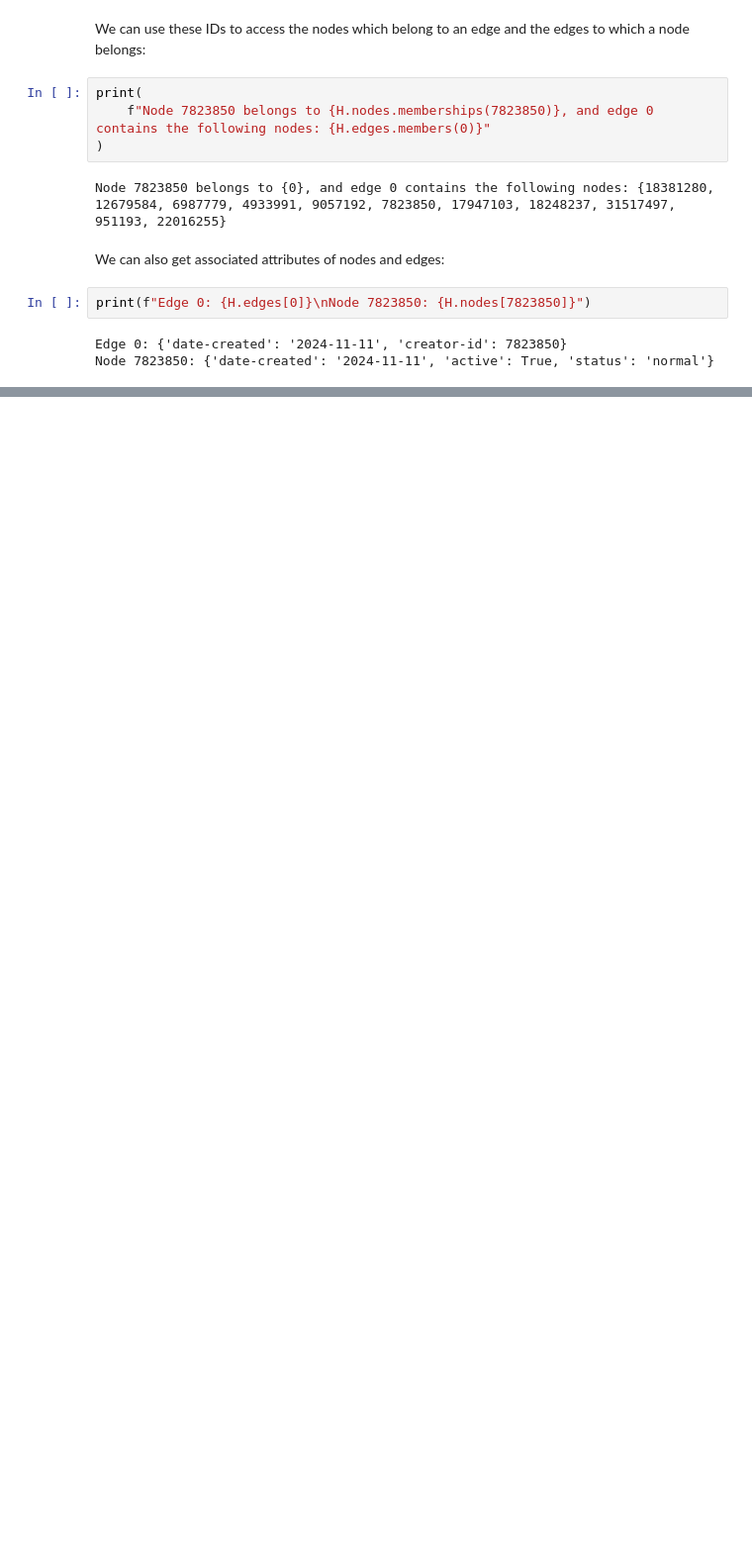
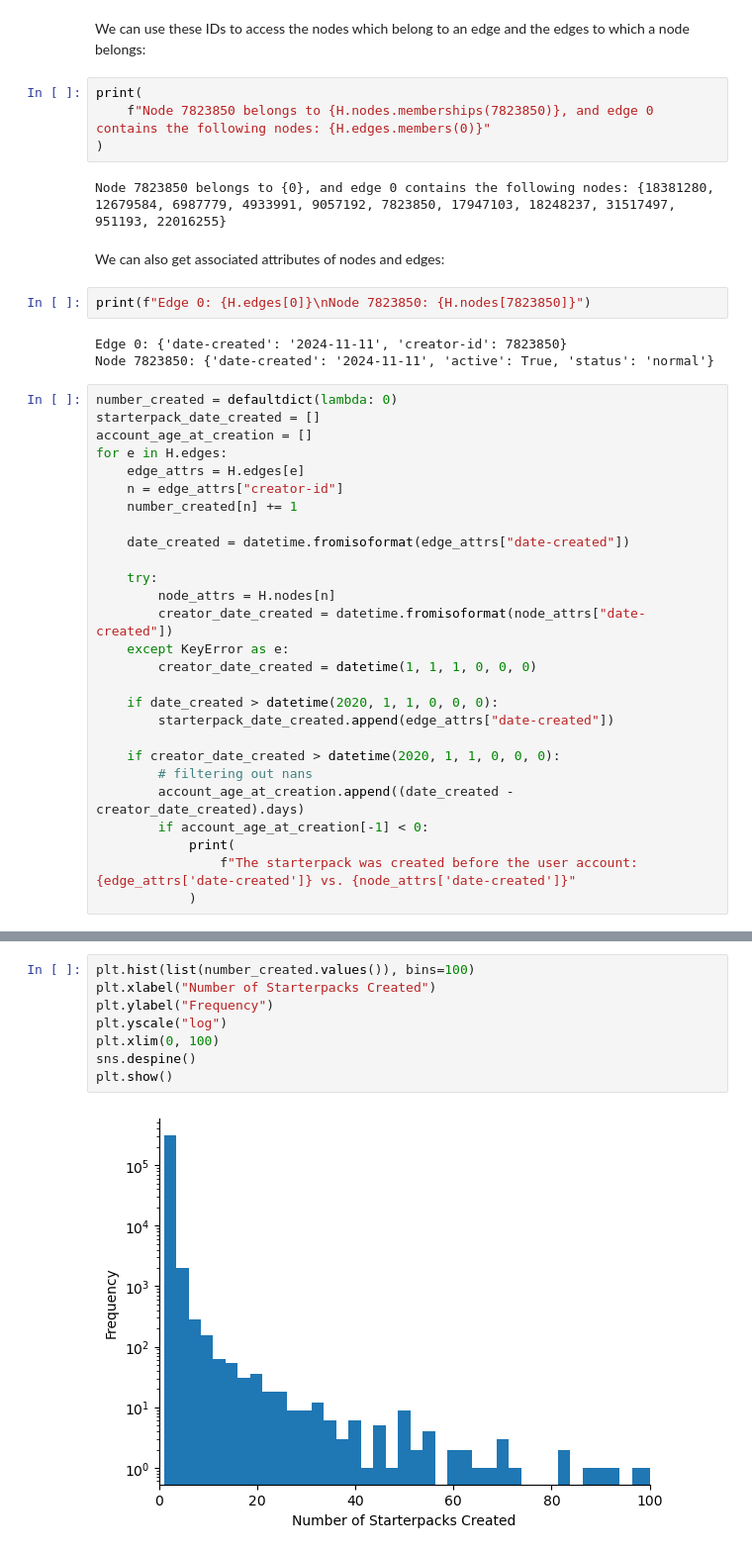
Before and after one commit to nwlandry/software-demos, a Jupyter notebook: higher-order-hackathon2025/tutorial.ipynb, the cells around one changed output, grey strips where cells are left out. Shown at 99% size. Drawn from its saved outputs; the diff is of its cells as text; blank space fills up the shorter version.

```diff
--- a/higher-order-hackathon2025/tutorial.ipynb
+++ b/higher-order-hackathon2025/tutorial.ipynb
@@ -89,3 +94,30 @@ print(f"Edge 0: {H.edges[0]}\nNode 7823850: {H.nodes[7823850]}")
 # %% [output]
 Edge 0: {'date-created': '2024-11-11', 'creator-id': 7823850}
 Node 7823850: {'date-created': '2024-11-11', 'active': True, 'status': 'normal'}
+# %%
+number_created = defaultdict(lambda: 0)
+starterpack_date_created = []
+account_age_at_creation = []
+for e in H.edges:
+    edge_attrs = H.edges[e]
+    n = edge_attrs["creator-id"]
+    number_created[n] += 1
+
+    date_created = datetime.fromisoformat(edge_attrs["date-created"])
+
+    try:
+        node_attrs = H.nodes[n]
+        creator_date_created = datetime.fromisoformat(node_attrs["date-created"])
+    except KeyError as e:
+        creator_date_created = datetime(1, 1, 1, 0, 0, 0)
+
+    if date_created > datetime(2020, 1, 1, 0, 0, 0):
+        starterpack_date_created.append(edge_attrs["date-created"])
+
+    if creator_date_created > datetime(2020, 1, 1, 0, 0, 0):
+        # filtering out nans
+        account_age_at_creation.append((date_created - creator_date_created).days)
+        if account_age_at_creation[-1] < 0:
+            print(
+                f"The starterpack was created before the user account: {edge_attrs['date-created']} vs. {node_attrs['date-created']}"
+            )
@@ -91,0 +133,10 @@ Node 7823850: {'date-created': '2024-11-11', 'active': True, 'status': 'normal'}
+# %%
+plt.hist(list(number_created.values()), bins=100)
+plt.xlabel("Number of Starterpacks Created")
+plt.ylabel("Frequency")
+plt.yscale("log")
+plt.xlim(0, 100)
+sns.despine()
+plt.show()
+# %% [output]
+[figure, added]
```
Also changed, not shown: parts of 13 cells of this notebook.
